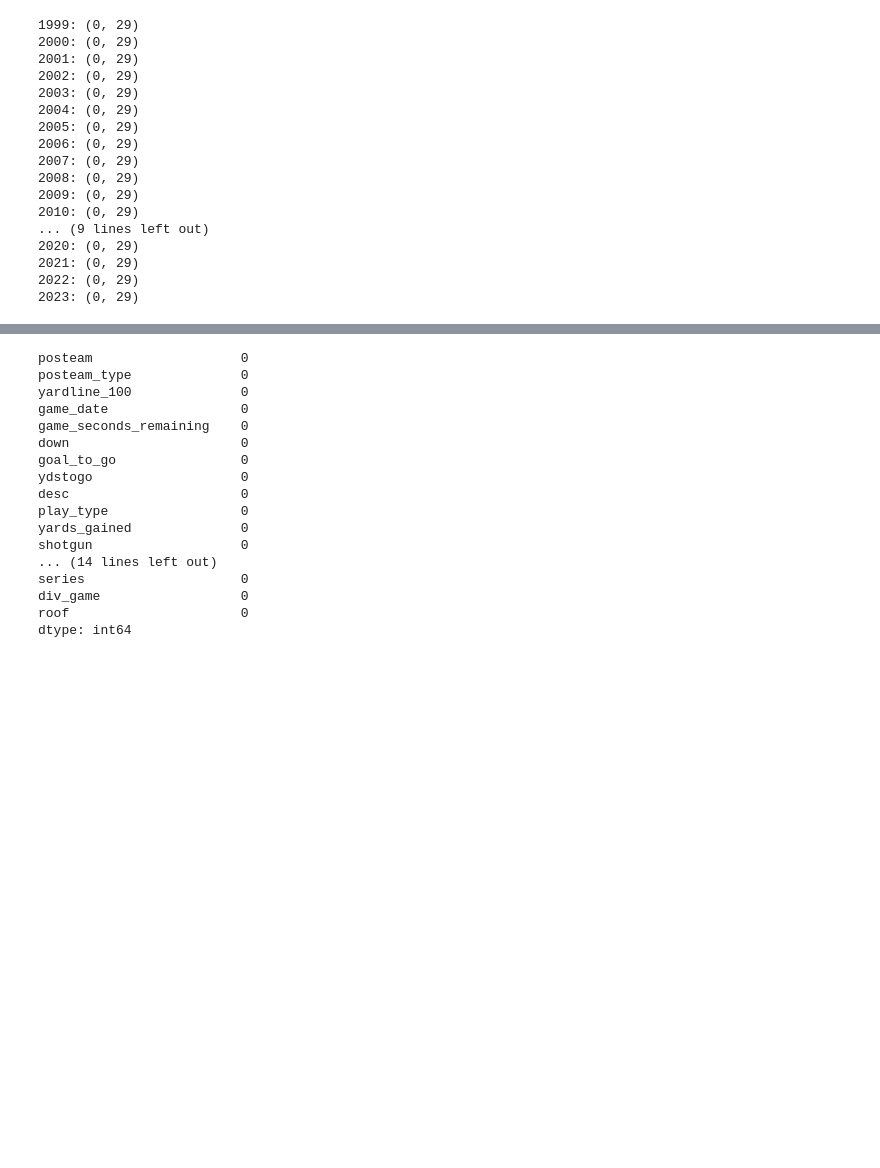
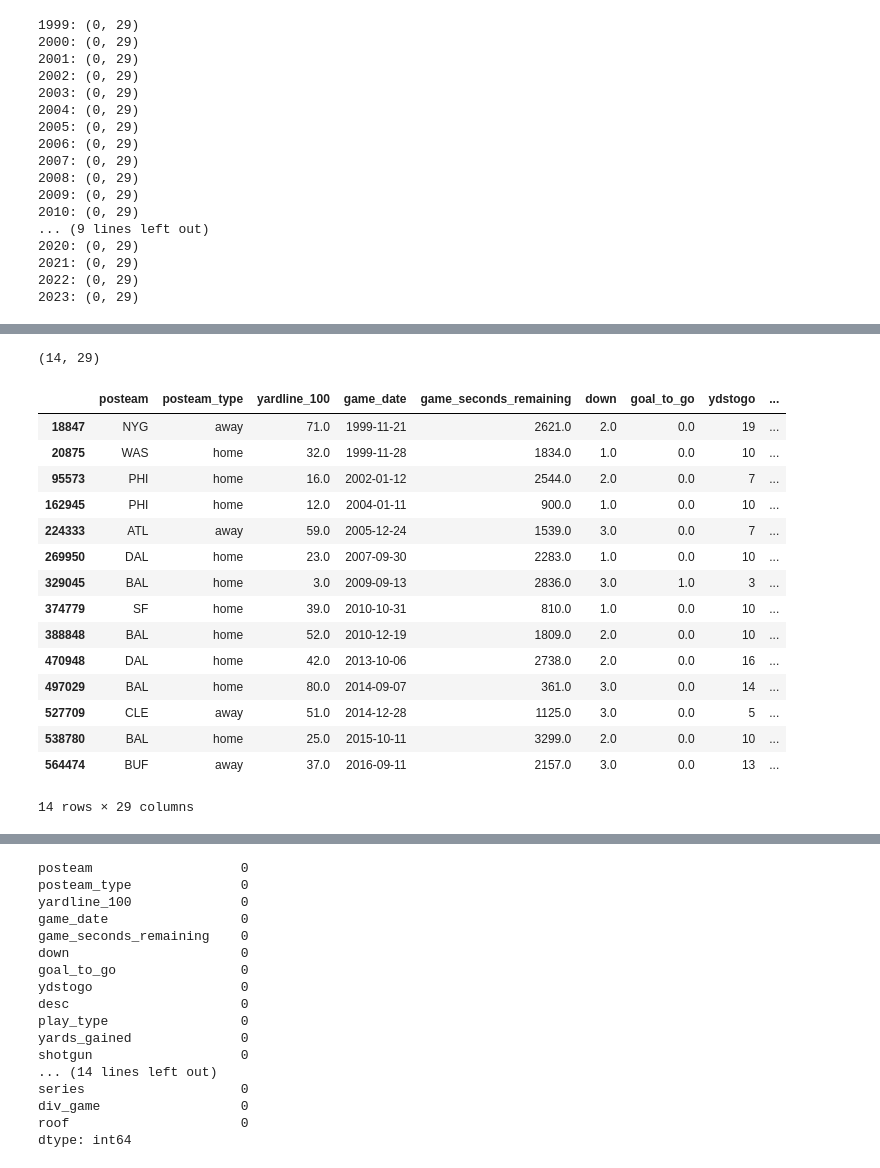
Before and after one commit to MatthiasBiermanns/NFL_play_prediction, a Jupyter notebook: mannheim_meerkats.ipynb, the cells around one changed output, grey strips where cells are left out. Drawn from its saved outputs; the diff is of its cells as text; code cells hidden in the pictures; blank space fills up the shorter version.

```diff
--- a/mannheim_meerkats.ipynb
+++ b/mannheim_meerkats.ipynb
@@ -678,0 +694,22 @@ display(combined_df.groupby("roof").count())
+# %%
+# pass plays with a QB scramble
+display(combined_df[(combined_df['play_type'] == 'pass') & (combined_df['qb_scramble'] == 1)].shape)
+display(combined_df[(combined_df['play_type'] == 'pass') & (combined_df['qb_scramble'] == 1)])
+# %% [output]
+(14, 29)
+|  | posteam | posteam_type | yardline_100 | game_date | game_seconds_remaining | down | goal_to_go | ydstogo | ... |
+| 18847 | NYG | away | 71.0 | 1999-11-21 | 2621.0 | 2.0 | 0.0 | 19 | ... |
+| 20875 | WAS | home | 32.0 | 1999-11-28 | 1834.0 | 1.0 | 0.0 | 10 | ... |
+| 95573 | PHI | home | 16.0 | 2002-01-12 | 2544.0 | 2.0 | 0.0 | 7 | ... |
+| 162945 | PHI | home | 12.0 | 2004-01-11 | 900.0 | 1.0 | 0.0 | 10 | ... |
+| 224333 | ATL | away | 59.0 | 2005-12-24 | 1539.0 | 3.0 | 0.0 | 7 | ... |
+| 269950 | DAL | home | 23.0 | 2007-09-30 | 2283.0 | 1.0 | 0.0 | 10 | ... |
+| 329045 | BAL | home | 3.0 | 2009-09-13 | 2836.0 | 3.0 | 1.0 | 3 | ... |
+| 374779 | SF | home | 39.0 | 2010-10-31 | 810.0 | 1.0 | 0.0 | 10 | ... |
+| 388848 | BAL | home | 52.0 | 2010-12-19 | 1809.0 | 2.0 | 0.0 | 10 | ... |
+| 470948 | DAL | home | 42.0 | 2013-10-06 | 2738.0 | 2.0 | 0.0 | 16 | ... |
+| 497029 | BAL | home | 80.0 | 2014-09-07 | 361.0 | 3.0 | 0.0 | 14 | ... |
+| 527709 | CLE | away | 51.0 | 2014-12-28 | 1125.0 | 3.0 | 0.0 | 5 | ... |
+| 538780 | BAL | home | 25.0 | 2015-10-11 | 3299.0 | 2.0 | 0.0 | 10 | ... |
+| 564474 | BUF | away | 37.0 | 2016-09-11 | 2157.0 | 3.0 | 0.0 | 13 | ... |
+14 rows × 29 columns
```
Also changed, not shown: parts of 7 cells of this notebook.
